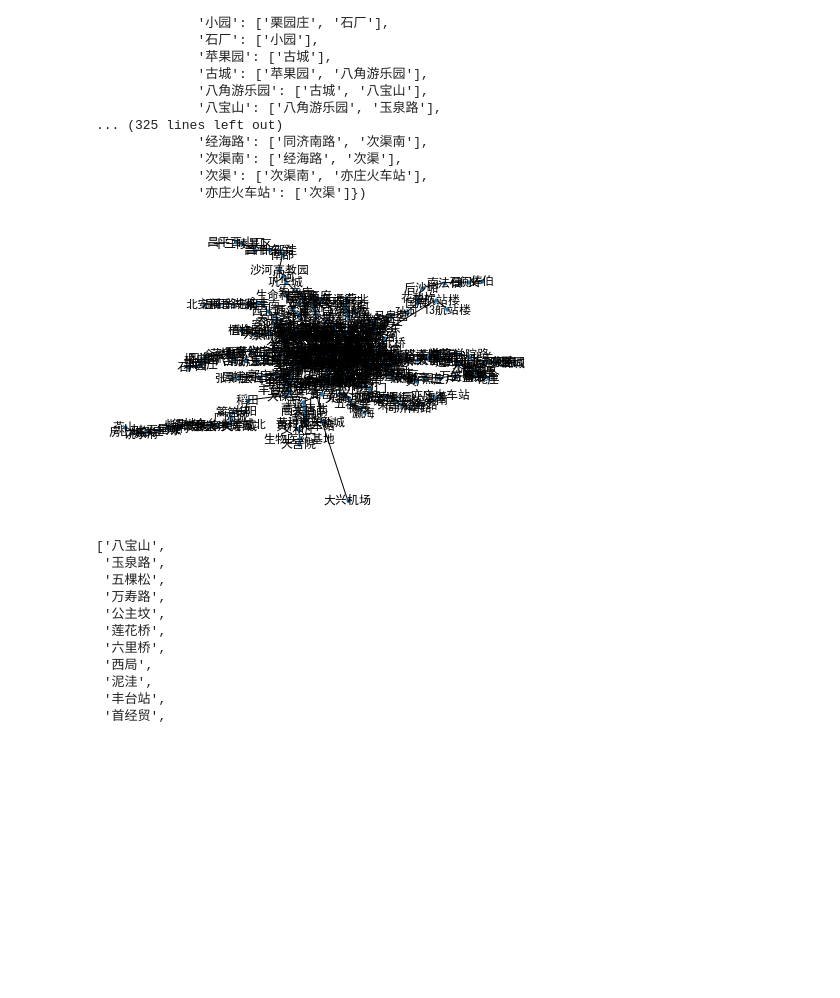
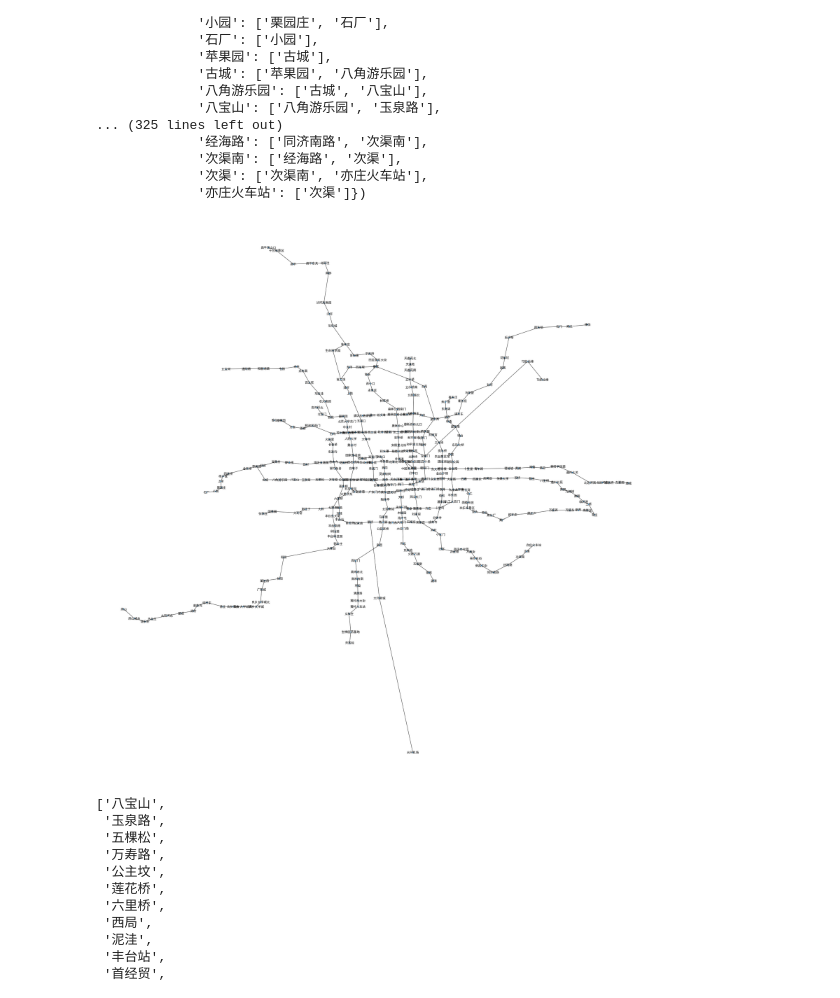
Before and after one commit to YujueY/underground_system, a Jupyter notebook: Underground_system.ipynb, the cells around one changed output. Saved outputs shown, nothing was run; the diff lists cells and outputs as text; code cells hidden in the pictures; blank space fills up the shorter version.

```diff
--- a/Underground_system.ipynb
+++ b/Underground_system.ipynb
@@ -221,11 +222,12 @@ defaultdict(list,
              '次渠': ['次渠南', '亦庄火车站'],
              '亦庄火车站': ['次渠']})
 # %%
+plt.figure(figsize=(30,30))
 stations_connection_graph = nx.Graph(station_connection)
 nx.draw(stations_connection_graph,station_info,with_labels=True,node_size=10)
 plt.show()
 # %% [output]
-[figure, old version]
+[figure, new version]
 # %%
 def search_1(graph, start, end):
     pathes = [[start]]
```
Also changed, not shown: parts of 1 cell of this notebook, 1 other file.
